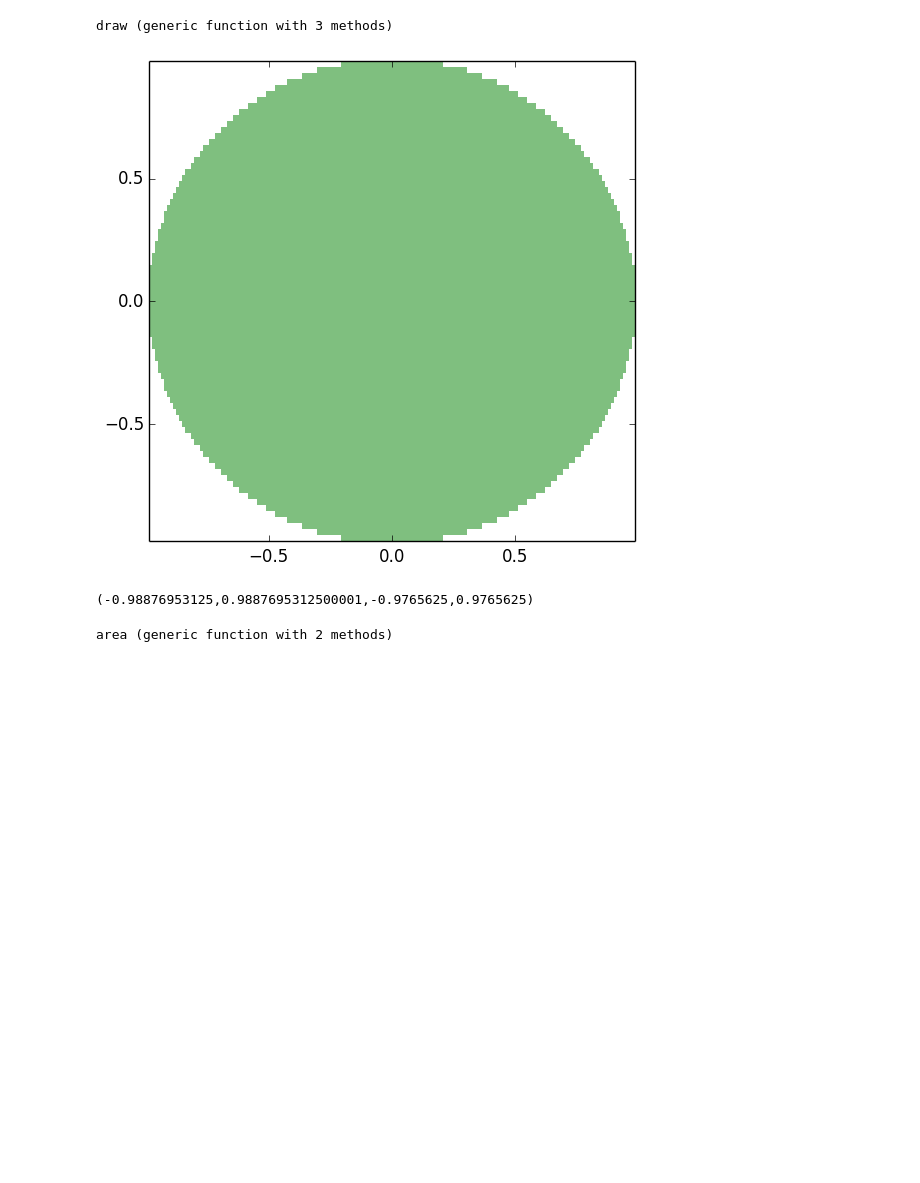
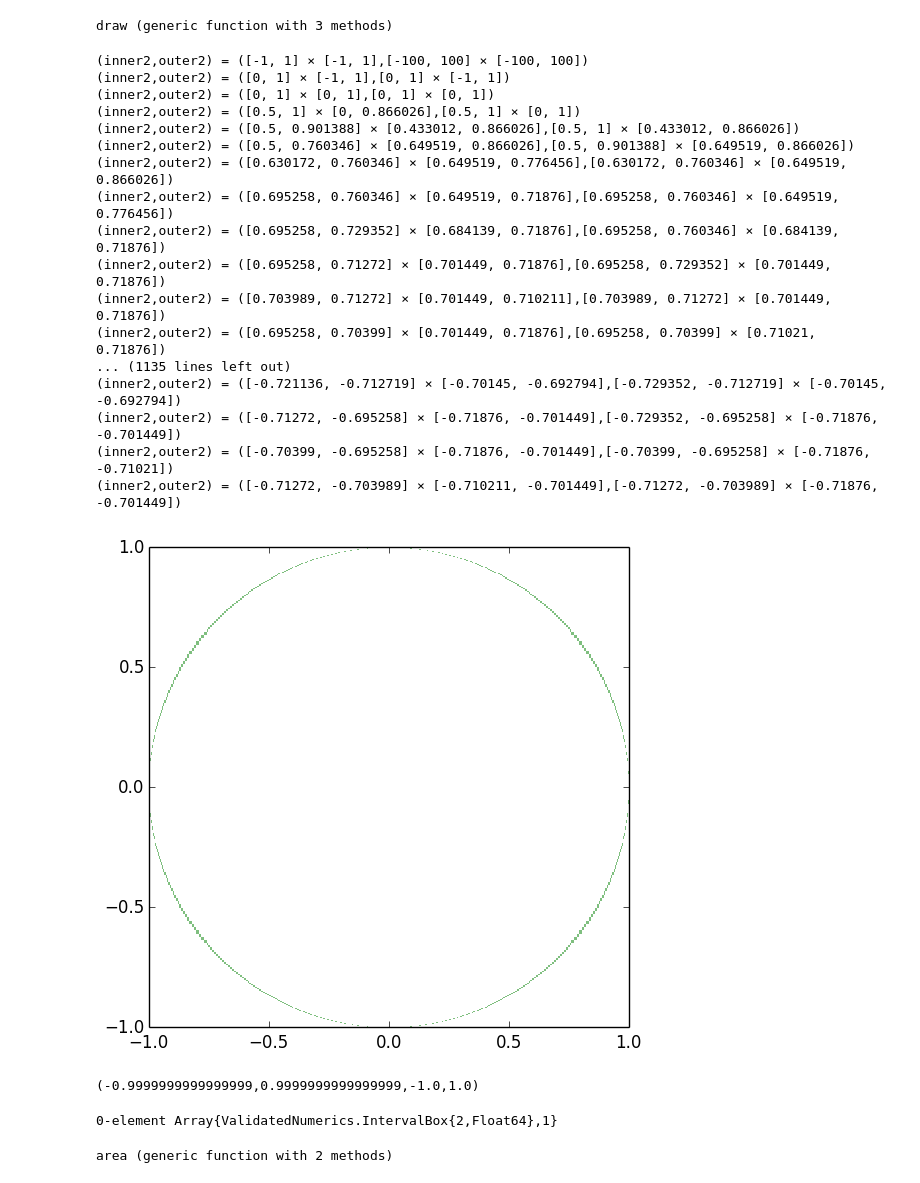
Before and after one commit to JuliaIntervals/IntervalConstraintProgramming.jl, a Jupyter notebook: examples/Set inversion with separators examples.ipynb, the cells around one changed output. Saved outputs shown, nothing was run; the diff lists cells and outputs as text; code cells hidden in the pictures; blank space fills up the shorter version.

```diff
--- a/examples/Set inversion with separators examples.ipynb
+++ b/examples/Set inversion with separators examples.ipynb
@@ -27,10 +25,31 @@ draw (generic function with 3 methods)
 # %%
 X = IntervalBox(-100..100, -100..100)
 inner, boundary = set_inversion(S1, X, ldexp(1., -6))
-draw(inner)
+draw(boundary)
 # %% [output]
+(inner2,outer2) = ([-1, 1] × [-1, 1],[-100, 100] × [-100, 100])
+(inner2,outer2) = ([0, 1] × [-1, 1],[0, 1] × [-1, 1])
+(inner2,outer2) = ([0, 1] × [0, 1],[0, 1] × [0, 1])
+(inner2,outer2) = ([0.5, 1] × [0, 0.866026],[0.5, 1] × [0, 1])
+(inner2,outer2) = ([0.5, 0.901388] × [0.433012, 0.866026],[0.5, 1] × [0.433012, 0.866026])
+(inner2,outer2) = ([0.5, 0.760346] × [0.649519, 0.866026],[0.5, 0.901388] × [0.649519, 0.866026])
+(inner2,outer2) = ([0.630172, 0.760346] × [0.649519, 0.776456],[0.630172, 0.760346] × [0.649519, 0.866026])
+(inner2,outer2) = ([0.695258, 0.760346] × [0.649519, 0.71876],[0.695258, 0.760346] × [0.649519, 0.776456])
+(inner2,outer2) = ([0.695258, 0.729352] × [0.684139, 0.71876],[0.695258, 0.760346] × [0.684139, 0.71876])
+(inner2,outer2) = ([0.695258, 0.71272] × [0.701449, 0.71876],[0.695258, 0.729352] × [0.701449, 0.71876])
+(inner2,outer2) = ([0.703989, 0.71272] × [0.701449, 0.710211],[0.703989, 0.71272] × [0.701449, 0.71876])
+(inner2,outer2) = ([0.695258, 0.70399] × [0.701449, 0.71876],[0.695258, 0.70399] × [0.71021, 0.71876])
+... (1135 lines left out)
+(inner2,outer2) = ([-0.721136, -0.712719] × [-0.70145, -0.692794],[-0.729352, -0.712719] × [-0.70145, -0.692794])
+(inner2,outer2) = ([-0.71272, -0.695258] × [-0.71876, -0.701449],[-0.729352, -0.695258] × [-0.71876, -0.701449])
+(inner2,outer2) = ([-0.70399, -0.695258] × [-0.71876, -0.701449],[-0.70399, -0.695258] × [-0.71876, -0.71021])
+(inner2,outer2) = ([-0.71272, -0.703989] × [-0.710211, -0.701449],[-0.71272, -0.703989] × [-0.71876, -0.701449])
-[figure, old version]
+[figure, new version]
-(-0.98876953125,0.9887695312500001,-0.9765625,0.9765625)
+(-0.9999999999999999,0.9999999999999999,-1.0,1.0)
+# %%
+inner
+# %% [output]
+0-element Array{ValidatedNumerics.IntervalBox{2,Float64},1}
 # %%
 area(X::IntervalBox) = prod(map(diam, X))
 
```
Also changed, not shown: parts of 1 cell of this notebook, 3 other files.
